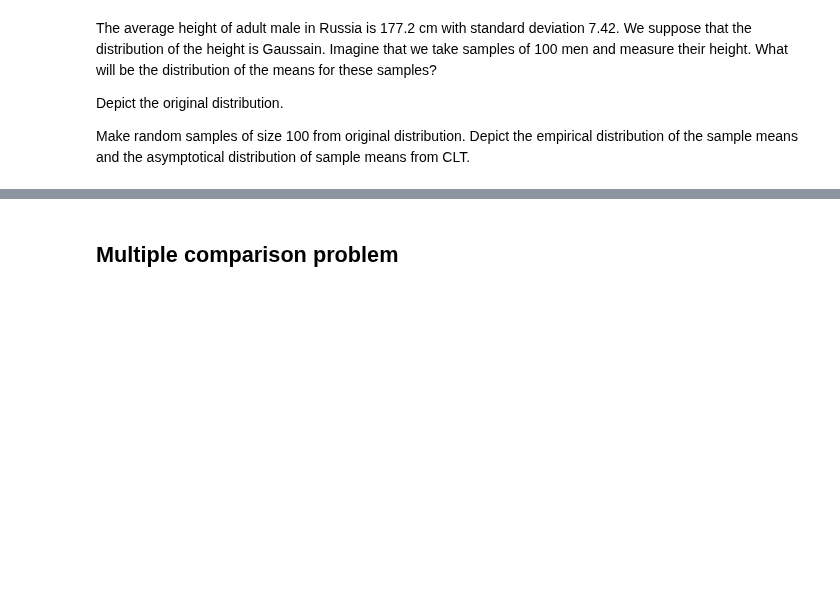
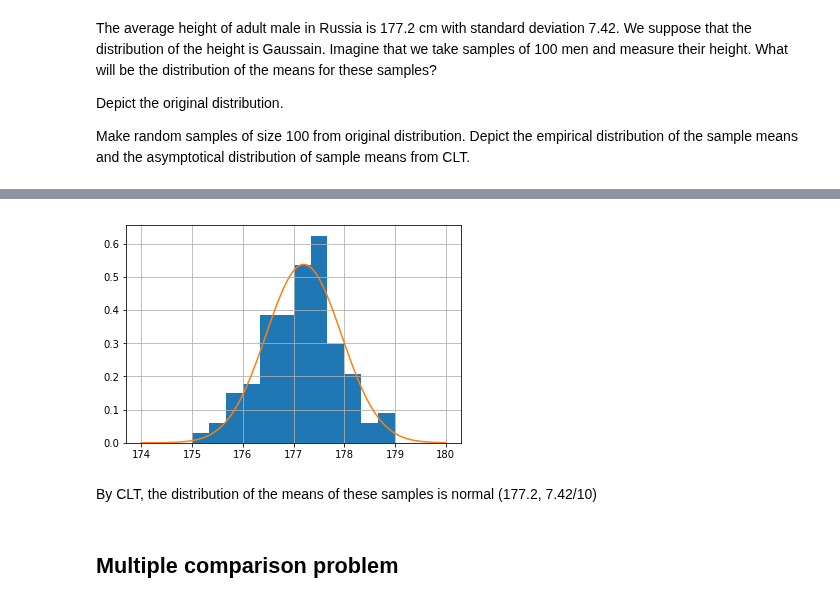
Before and after one commit to frolovconst/advstat-labs, a Jupyter notebook: Lab04/Lab04.ipynb, the cells around one changed output, grey strips where cells are left out. Saved outputs shown, nothing was run; the diff lists cells and outputs as text; code cells hidden in the pictures; blank space fills up the shorter version.

```diff
--- a/Lab04/Lab04.ipynb
+++ b/Lab04/Lab04.ipynb
@@ -120,2 +127,5 @@ Depict the empirical distribution of the sample means and the asymptotical distr
 # %%
 # 2. Make random samples of size 100
+n_samples = 101
+sample_size = 100
+s = sigma * np.random.randn(n_samples, sample_size) + mu
@@ -125,3 +132,17 @@ Depict the empirical distribution of the sample means and the asymptotical distr
+# %%
+# 3. Depict the empirical distribution of the sample means and
+# the asymptotical distribution of sample means from CLT
+rng_min = np.floor(mu-3*sigma/np.sqrt(sample_size))
+rng_max = np.ceil(mu+3*sigma/np.sqrt(sample_size))
+plt.hist(s.mean(axis=1), bins=18, normed=True, range=(rng_min, rng_max))
+mens_height_mu = norm(mu, sigma/np.sqrt(sample_size))
+x = np.linspace(rng_min, rng_max, 100)
+plt.plot(x, mens_height_mu.pdf(x))
+plt.grid()
+# %% [output]
+[figure, added]
+# %% [markdown]
+By CLT, the distribution of the means of these samples is normal (177.2, 7.42/10)
 # %% [markdown]
 ## Multiple comparison problem
 # %% [markdown]
```
Also changed, not shown: parts of 9 cells of this notebook.
